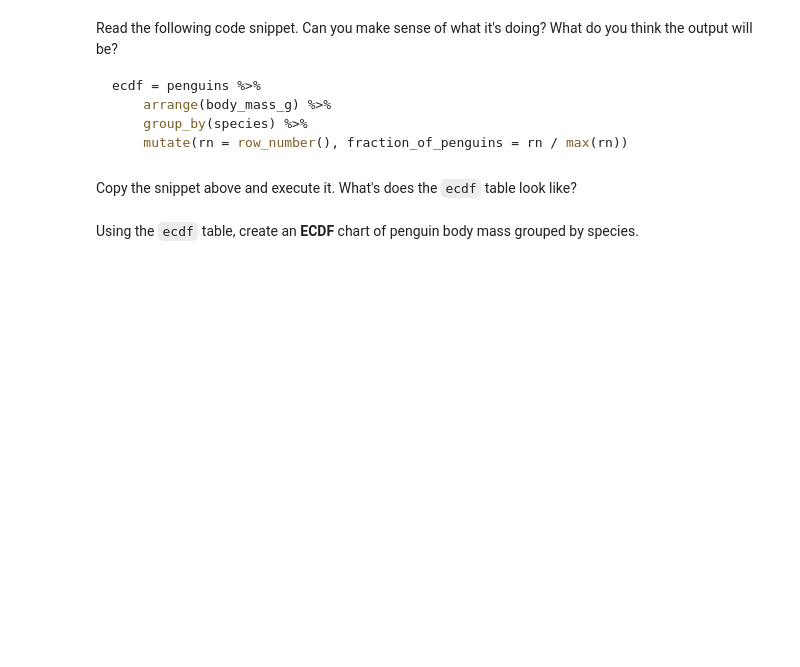
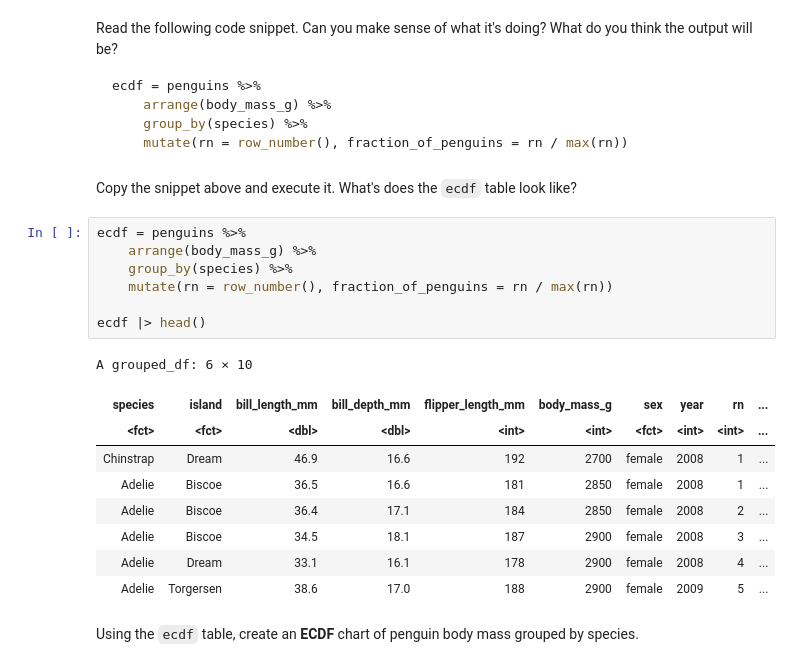
Before and after one commit to mcrzepka/BIOS512, a Jupyter notebook: In class practice/06_01_ecdf_practice.ipynb, the cells around one changed output. Drawn from its saved outputs; the diff is of its cells as text; blank space fills up the shorter version.

````diff
--- a/In class practice/06_01_ecdf_practice.ipynb
+++ b/In class practice/06_01_ecdf_practice.ipynb
@@ -68,5 +71,22 @@ ecdf = penguins %>%
 ```
 # %% [markdown]
 Copy the snippet above and execute it. What's does the `ecdf` table look like?
+# %%
+ecdf = penguins %>%
+    arrange(body_mass_g) %>%
+    group_by(species) %>%
+    mutate(rn = row_number(), fraction_of_penguins = rn / max(rn))
+
+ecdf |> head()
+# %% [output]
+A grouped_df: 6 × 10
+| species | island | bill_length_mm | bill_depth_mm | flipper_length_mm | body_mass_g | sex | year | rn | ... |
+| <fct> | <fct> | <dbl> | <dbl> | <int> | <int> | <fct> | <int> | <int> | ... |
+| Chinstrap | Dream | 46.9 | 16.6 | 192 | 2700 | female | 2008 | 1 | ... |
+| Adelie | Biscoe | 36.5 | 16.6 | 181 | 2850 | female | 2008 | 1 | ... |
+| Adelie | Biscoe | 36.4 | 17.1 | 184 | 2850 | female | 2008 | 2 | ... |
+| Adelie | Biscoe | 34.5 | 18.1 | 187 | 2900 | female | 2008 | 3 | ... |
+| Adelie | Dream | 33.1 | 16.1 | 178 | 2900 | female | 2008 | 4 | ... |
+| Adelie | Torgersen | 38.6 | 17.0 | 188 | 2900 | female | 2009 | 5 | ... |
 # %% [markdown]
 Using the `ecdf` table, create an **ECDF** chart of penguin body mass grouped by species.
````
Also changed, not shown: parts of 6 cells of this notebook, 1 other file.
